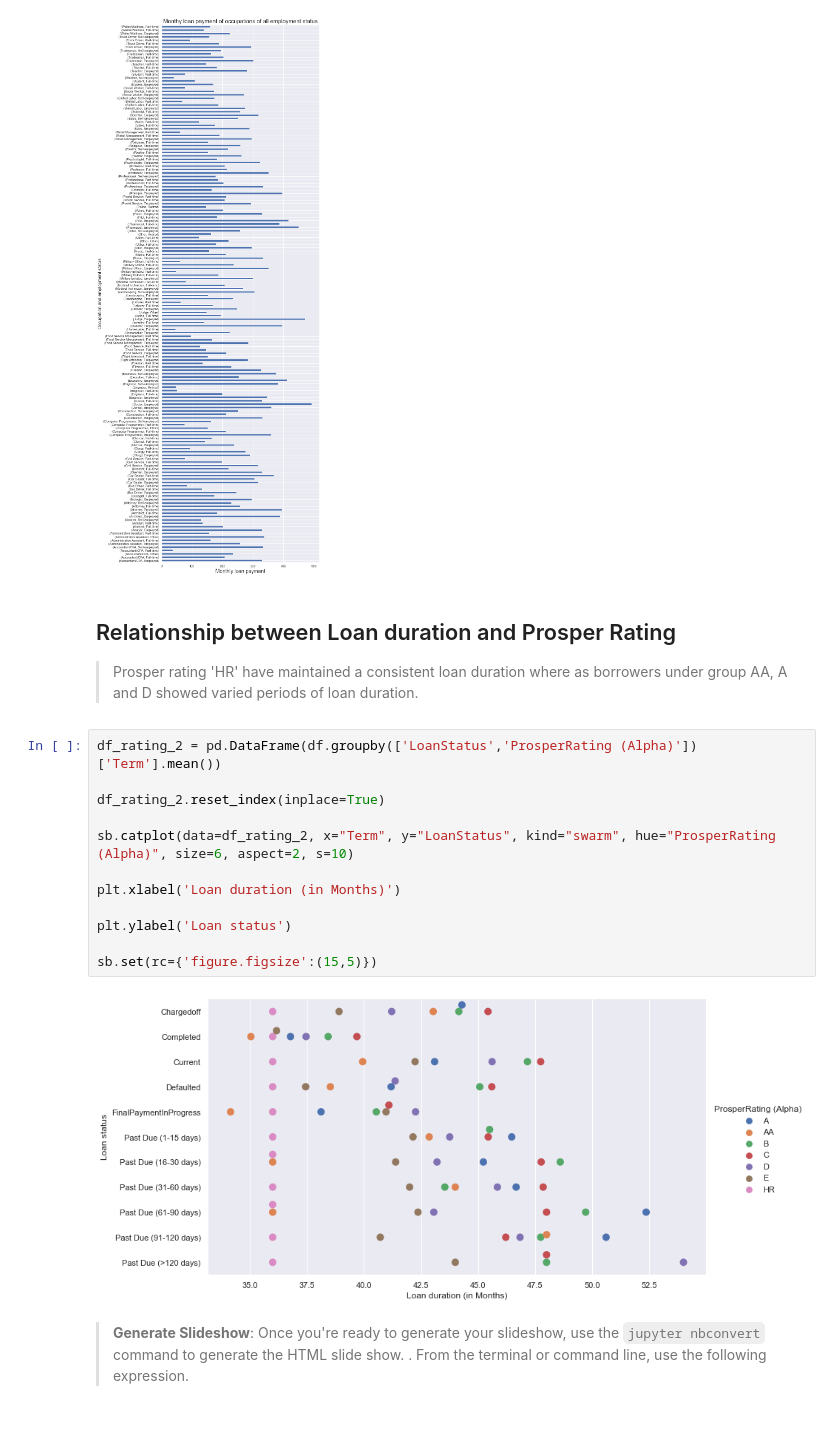
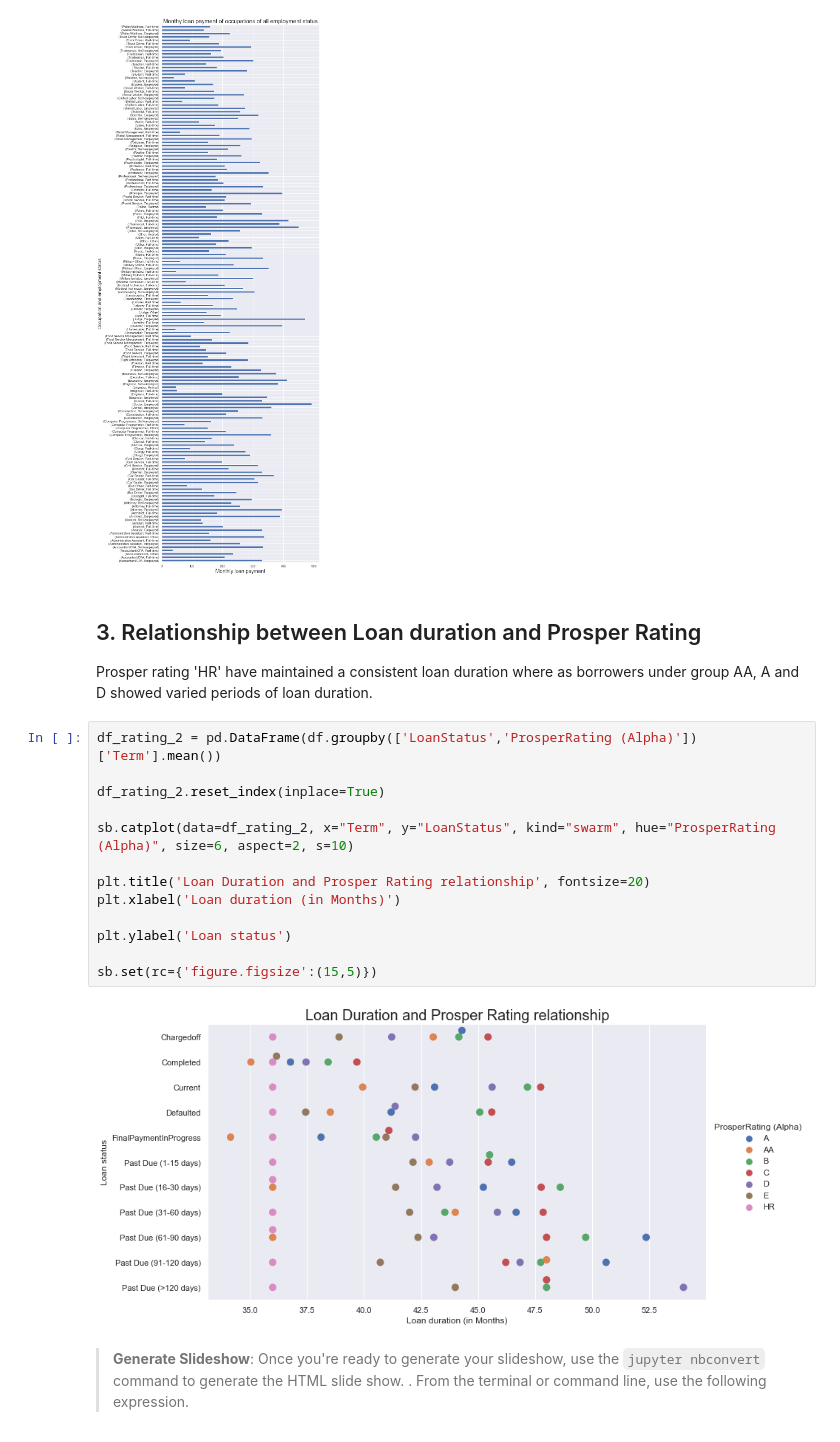
Before and after one commit to Cathydera/Prosper-Loan-Data-Analysis, a Jupyter notebook: Part_II_slide_deck.ipynb, the cells around one changed output. Saved outputs shown, nothing was run; the diff lists cells and outputs as text.

Commit message:
Add title to plots

```diff
--- a/Part_II_slide_deck.ipynb
+++ b/Part_II_slide_deck.ipynb
@@ -78,23 +78,24 @@ plt.show()
 # %% [output]
 [figure]
 # %% [markdown]
-## Relationship between Loan duration and Prosper Rating
+## 3. Relationship between Loan duration and Prosper Rating
 
-> Prosper rating 'HR' have maintained a consistent loan duration where as borrowers under group AA, A and D showed varied periods of loan duration.
+Prosper rating 'HR' have maintained a consistent loan duration where as borrowers under group AA, A and D showed varied periods of loan duration.
 # %%
 df_rating_2 = pd.DataFrame(df.groupby(['LoanStatus','ProsperRating (Alpha)'])['Term'].mean())
 
 df_rating_2.reset_index(inplace=True)
 
 sb.catplot(data=df_rating_2, x="Term", y="LoanStatus", kind="swarm", hue="ProsperRating (Alpha)", size=6, aspect=2, s=10)
 
+plt.title('Loan Duration and Prosper Rating relationship', fontsize=20)
 plt.xlabel('Loan duration (in Months)')
 
 plt.ylabel('Loan status')
 
 sb.set(rc={'figure.figsize':(15,5)})
 # %% [output]
-[figure, old version]
+[figure, new version]
 # %% [markdown]
 >**Generate Slideshow**: Once you're ready to generate your slideshow, use the `jupyter nbconvert` command to generate the HTML slide show. . From the terminal or command line, use the following expression.
 # %%
```
Also changed, not shown: parts of 4 cells of this notebook.
